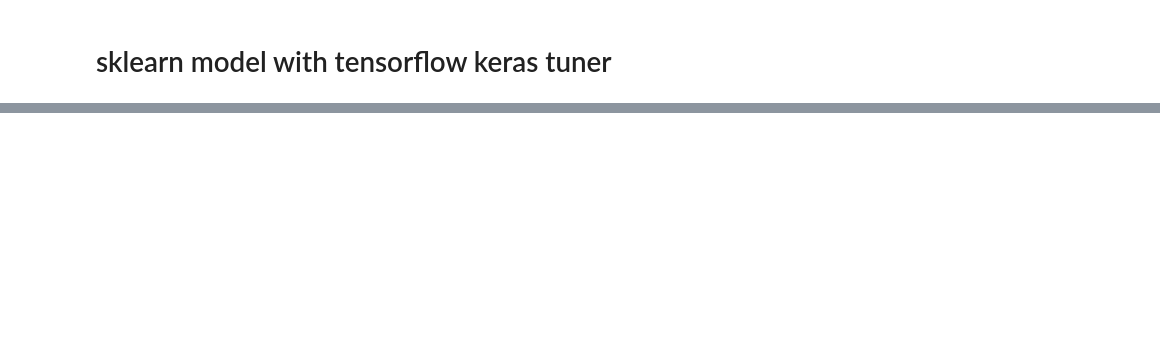
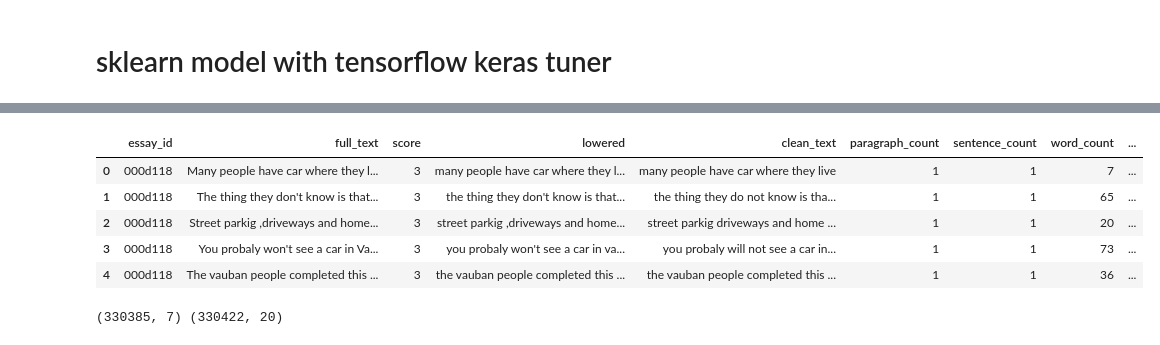
Before and after one commit to JD-DS/Learning-Agency-Lab---Automated-Essay-Scoring-2.0, a Jupyter notebook: sklearn-model.ipynb, the cells around one changed output, grey strips where cells are left out. Saved outputs shown, nothing was run; the diff lists cells and outputs as text; code cells hidden in the pictures; blank space fills up the shorter version.

```diff
--- a/sklearn-model.ipynb
+++ b/sklearn-model.ipynb
@@ -286,13 +290,24 @@ if laptop:
     csv_path = '/home/laptop/github/kaggle/scoring/xlnet_hash.csv'
 
 if not laptop:
-    csv_path = '/home/jack/github/kaggle/scoring/xlnet_hash.csv'
+    csv_path = '/home/jack/github/kaggle/scoring/data/train_exploded.csv'
 # %%
 pd.set_option('display.max_columns', None)
 
 deberta_full = pd.read_csv(csv_path)
-deberta_full.drop(columns=['score', 'labels', 'clean_text'], inplace=True)
+
+# deberta_full = deberta_full[['essay_id',
+#                              'deberta_prob_0_full', 'deberta_prob_1_full',
+#                              'deberta_prob_2_full','deberta_prob_3_full',
+#                              'deberta_prob_4_full', 'deberta_prob_5_full']]
 deberta_full.head()
+# %% [output]
+|  | essay_id | full_text | score | lowered | clean_text | paragraph_count | sentence_count | word_count | ... |
+| 0 | 000d118 | Many people have car where they l... | 3 | many people have car where they l... | many people have car where they live | 1 | 1 | 7 | ... |
+| 1 | 000d118 | The thing they don't know is that... | 3 | the thing they don't know is that... | the thing they do not know is tha... | 1 | 1 | 65 | ... |
+| 2 | 000d118 | Street parkig ,driveways and home... | 3 | street parkig ,driveways and home... | street parkig driveways and home ... | 1 | 1 | 20 | ... |
+| 3 | 000d118 | You probaly won't see a car in Va... | 3 | you probaly won't see a car in va... | you probaly will not see a car in... | 1 | 1 | 73 | ... |
+| 4 | 000d118 | The vauban people completed this ... | 3 | the vauban people completed this ... | the vauban people completed this ... | 1 | 1 | 36 | ... |
 # %%
 # set file paths for either laptop or desktop
 
@@ -371,3 +386,5 @@ train.head()
 # %%
-print(deberta_full.shape, train.shape)
+# print(deberta_full.shape, train.shape)
+# %% [output]
+(330385, 7) (330422, 20)
 # %%
```
Also changed, not shown: parts of 26 cells of this notebook.
